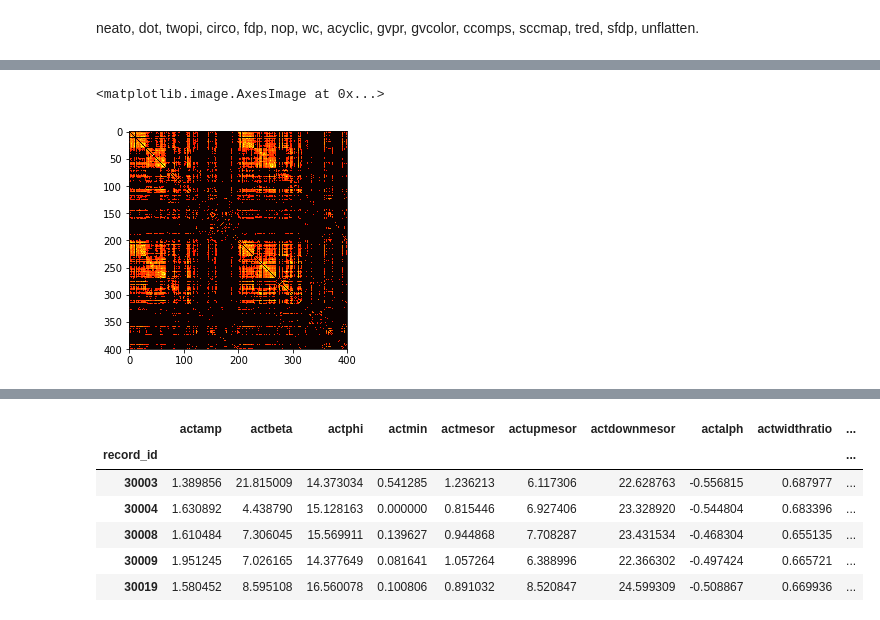
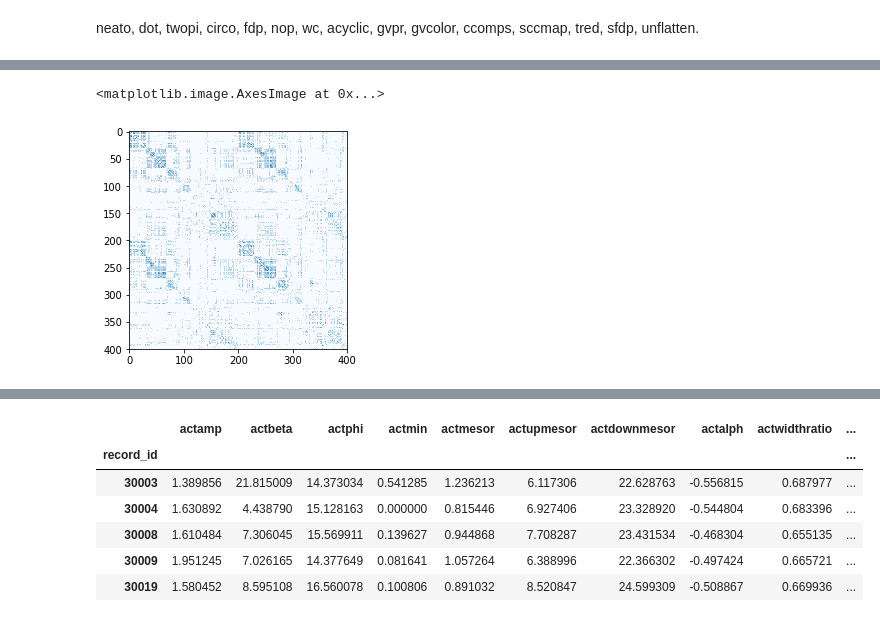
Before and after one commit to UTCogNeuroLab/adm_mri, a Jupyter notebook: analysis/resting_state/Network Visualizations.ipynb, the cells around one changed output, grey strips where cells are left out. Cells and saved outputs as stored; diff of their text form; code cells hidden in the pictures.

```diff
--- a/analysis/resting_state/Network Visualizations.ipynb
+++ b/analysis/resting_state/Network Visualizations.ipynb
@@ -27,7 +27,7 @@ df['record_id'][df['wb_participation_x'] == df['wb_participation_x'].min()]
 20    30096
 Name: record_id, dtype: int64
 # %%
-fc = loadmat('/Users/PSYC-mcm5324/Box/CogNeuroLab/Aging Decision Making R01/Analysis/rest/fcmat/fc_wb.mat')
+fc = loadmat(home_dir + '/Box/CogNeuroLab/Aging Decision Making R01/Analysis/rest/fcmat/fc_wb.mat')
 # %%
 len(fc['FC_wb'])
 # %% [output]
@@ -96,5 +170,5 @@ plt.show()
 # %%
-plt.imshow(low_p, cmap='hot')
+plt.imshow(high_p, cmap='Blues')
 # %% [output]
 <matplotlib.image.AxesImage at 0x...>
-[figure, old version]
+[figure, new version]
```
Also changed, not shown: parts of 19 cells of this notebook, 4 other files.
